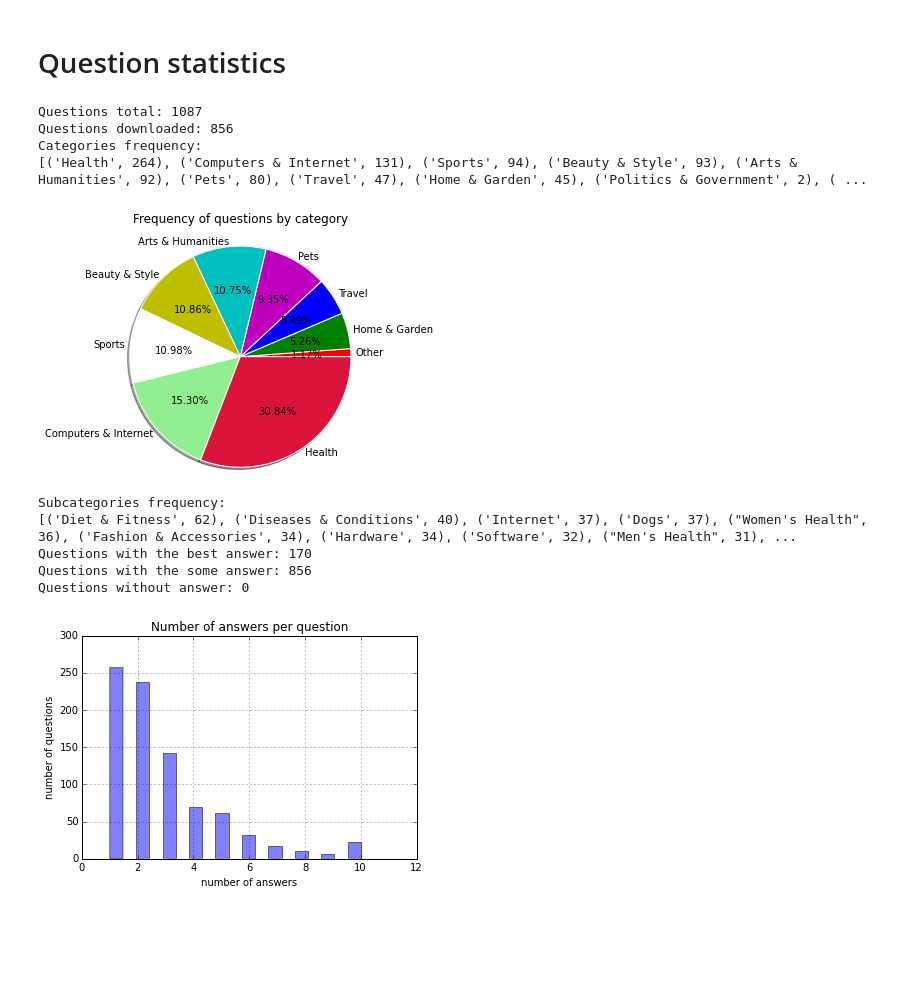
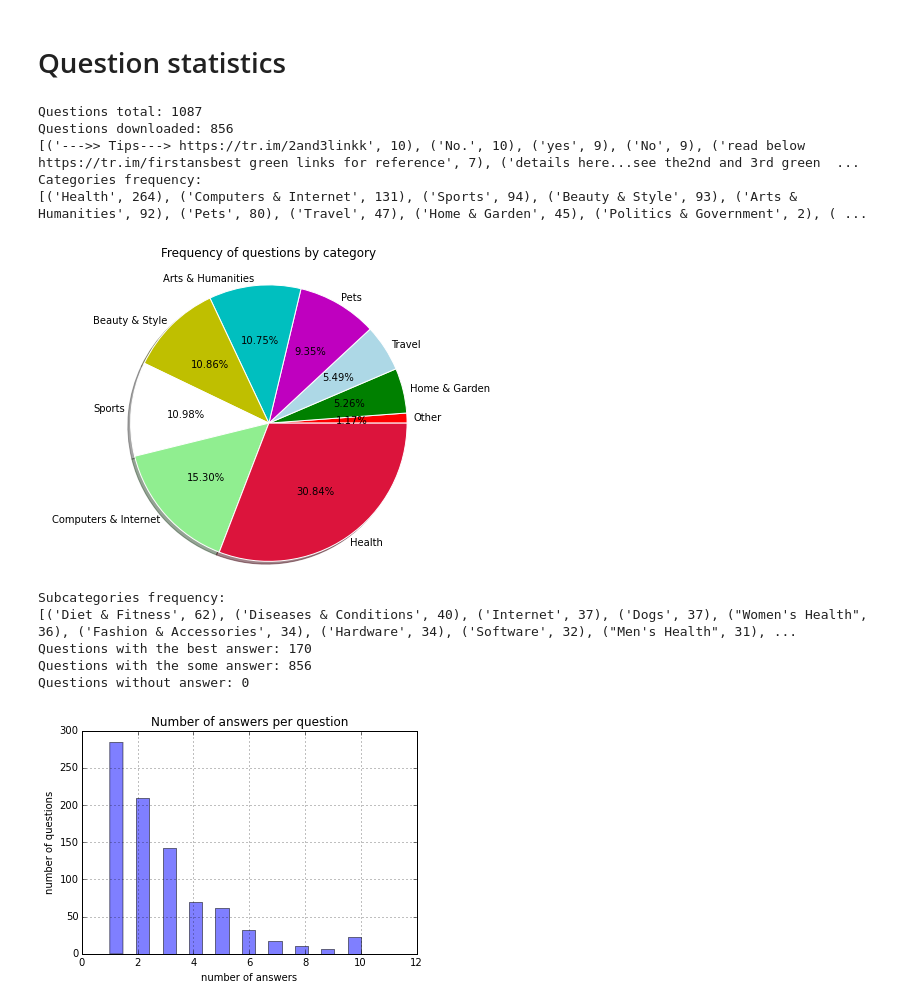
Before and after one commit to DenXX/irlab, a Jupyter notebook: code/dsavenk/liveqa/analysis/LiveQA Analysis.ipynb, the cells around one changed output. Cells and saved outputs as stored; diff of their text form; code cells hidden in the pictures; blank space fills up the shorter version.

```diff
--- a/code/dsavenk/liveqa/analysis/LiveQA Analysis.ipynb
+++ b/code/dsavenk/liveqa/analysis/LiveQA Analysis.ipynb
@@ -70,7 +70,8 @@ def plot_pie_chart(sizes, labels, title="", remove_small=False, small_percent=0.
 
     #cmap = plt.cm.prism
     #colors = cmap(np.linspace(0., 1., len(labels)))
-    colors = ['r', 'g', 'b', 'm', 'c', 'y', 'w', 'lightgreen', 'crimson']
+    colors = ['r', 'g', 'lightblue', 'm', 'c', 'y', 'w', 'lightgreen', 'crimson', 'b']
+    plt.figure(figsize=(9, 7))
     pie_wedge_collection = plt.pie(sizes, colors=colors, labels=labels, autopct='%1.2f%%', shadow=True, startangle=angle, labeldistance=1.05)
     for pie_wedge in pie_wedge_collection[0]:
         pie_wedge.set_edgecolor('white')
@@ -175,54 +197,68 @@ has_best_answer = 0
 has_answer = 0
 no_answer = 0
 answers_per_question = []
+
+answers_frequency = dict()
+
 for question in questions.itervalues():
     categories = question["CATEGORY"].split(',')
+    question["ANSWERS"] = filter(lambda answer : answer, question["ANSWERS"])
     category = categories[0]
     subcategory = categories[1] if len(categories) > 1 else categories[0]
     if question["BEST_ANSWER"]:
         has_best_answer += 1
         has_answer += 1
-    elif question["ANSWERS"]:
+    elif len(question["ANSWERS"]) > 0:
         has_answer += 1
     else:
         no_answer += 1
     answers_per_question.append(len(question["ANSWERS"]) + (1 if question["BEST_ANSWER"] else 0))
+
+    for answer in question["ANSWERS"] + ([question["BEST_ANSWER"],] if question["BEST_ANSWER"] else []):
+        if answer not in answers_frequency:
+            answers_frequency[answer] = 0
+        answers_frequency[answer] += 1
+
     if category not in questions_by_category:
         questions_by_category[category] = 0
     questions_by_category[category] += 1
     if subcategory not in questions_by_subcategory:
         questions_by_subcategory[subcategory] = 0
     questions_by_subcategory[subcategory] += 1
+
+res = sorted(answers_frequency.items(), key=operator.itemgetter(1), reverse=True)
+print(res[:10])
 
 categories = sorted(questions_by_category.items(), key=operator.itemgetter(1), reverse=True)
 print("Categories frequency:\n%s" % categories)
 categories = dict(categories)
 plot_pie_chart(categories.values(), categories.keys(), remove_small=True, small_percent=0.05, angle=0, title="Frequency of questions by category")
 
 subcategories = sorted(questions_by_subcategory.items(), key=operator.itemgetter(1), reverse=True)
 print("Subcategories frequency:\n%s" % subcategories)
 print("Questions with the best answer: %d" % has_best_answer)
 print("Questions with the some answer: %d" % has_answer)
 print("Questions without answer: %d" % no_answer)
 
 plt.hist(answers_per_question, bins=19, color="blue", alpha=0.5)
 plt.xlabel('number of answers')
 plt.ylabel('number of questions')
 plt.title('Number of answers per question')
 plt.legend()
 plt.grid(True)
 
 plt.show()
 # %% [output]
 Questions total: 1087
 Questions downloaded: 856
+[('--->> Tips---> https://tr.im/2and3linkk', 10), ('No.', 10), ('yes', 9), ('No', 9), ('read below https://tr.im/firstansbest green links for reference', 7), ('details here...see the2nd and 3rd green  ...
 Categories frequency:
 [('Health', 264), ('Computers & Internet', 131), ('Sports', 94), ('Beauty & Style', 93), ('Arts & Humanities', 92), ('Pets', 80), ('Travel', 47), ('Home & Garden', 45), ('Politics & Government', 2), ( ...
-[figure, old version]
+[figure, new version]
 Subcategories frequency:
 [('Diet & Fitness', 62), ('Diseases & Conditions', 40), ('Internet', 37), ('Dogs', 37), ("Women's Health", 36), ('Fashion & Accessories', 34), ('Hardware', 34), ('Software', 32), ("Men's Health", 31), ...
 Questions with the best answer: 170
 Questions with the some answer: 856
 Questions without answer: 0
-[figure, old version]
+[figure, new version]
 # %%
```
Also changed, not shown: parts of 7 cells of this notebook, 20 other files.
